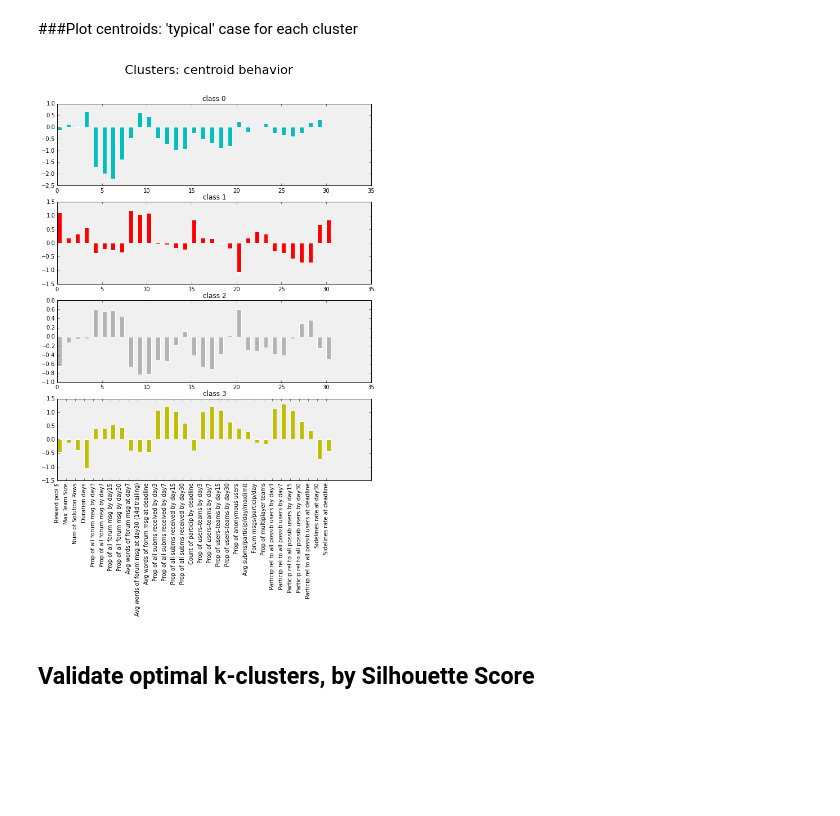
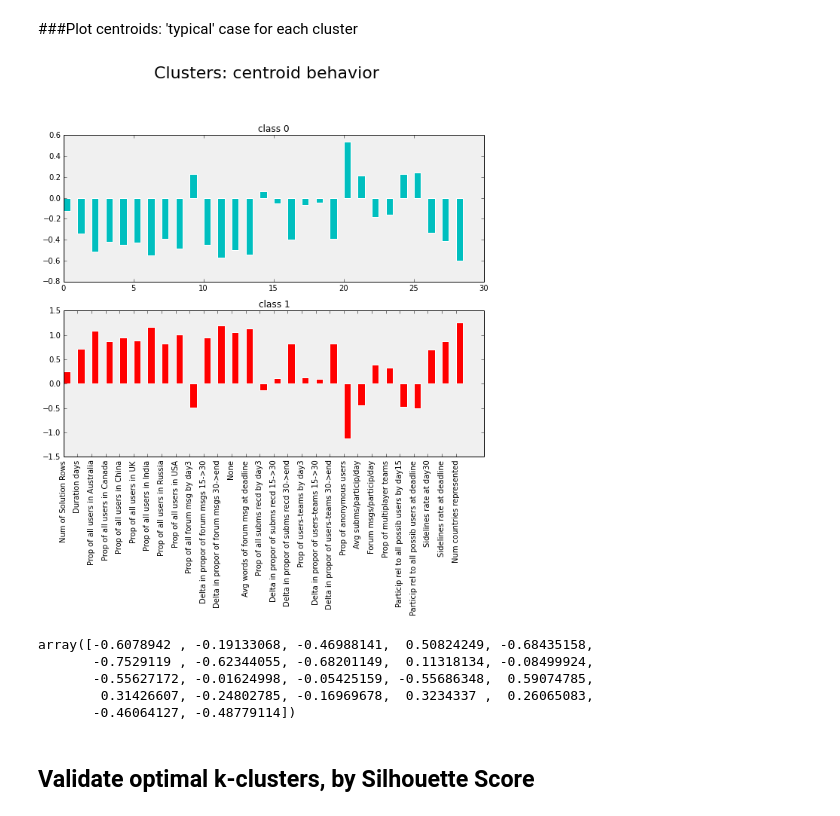
Before and after one commit to rjrest/comp-clustering, a Jupyter notebook: run_cluster.ipynb, the cells around one changed output. Drawn from its saved outputs; the diff is of its cells as text; code cells hidden in the pictures; blank space fills up the shorter version.

Commit message:
cluster on k=2

```diff
--- a/run_cluster.ipynb
+++ b/run_cluster.ipynb
@@ -365,7 +385,7 @@ Working dataframe has 361 rows, 44 columns
 #   Make new copy
 df_norm = df.copy()
 # For this algorithm, remove boolean columns: K-means needs distances
-df_norm = df_norm.drop(['M22_IsClamped','M23_IsClamped','M24_IsImputed','X27_IsClamped','X31_IsImputed'],axis=1)
+df_norm = df_norm.drop(['M22_IsClamped','M23_IsClamped','M24_IsImputed','X25_IsClamped','X27_IsClamped','X31_IsImputed'],axis=1)
 
 if allow_geolocation == True:
     df_norm = df_norm.drop(['M28_IsClamped'],axis=1)
@@ -415,8 +435,11 @@ df_norm.X31 = preprocessing.scale(np.log10(df_norm.X31.values))
 # Percentage features: these are 0.0000 to 1.0000
 # Generally use np.log10( X*100 + 1)  #TODO: better method?
 # M9_3	M9_7	M9_15	M9_30
+# M9_D7	M9_D15	M9_D30	M9_Ddeadline
 # M13_3	M13_7	M13_15	M13_30
+# M13_D7	M13_D15	M13_D30	M13_Ddeadline
 # M16_3	M16_7	M16_15	M16_30
+# M16_D7	M16_D15	M16_D30	M16_Ddeadline
 # M19
 # M22_3	M22_7	M22_15	M22_30	M22_deadline
 # M24_30	M24_deadline
@@ -443,9 +466,6 @@ df_norm.M46 = preprocessing.scale(np.log10(df_norm.M46.values + 1))
 if allow_geolocation == True:
     df_norm.M25 = preprocessing.scale(np.log10(df_norm.M25.values))
 
-# Write out to csv
-df_norm.to_csv("data/cleaned/Working_normalized.csv")
-
 # See results or normalization (before and after) in histograms
 if feature_visualizer == True:
     print "Creating histograms before and after normalization: "
@@ -455,14 +475,15 @@ if feature_visualizer == True:
     compare_histograms(df, df_norm, 24, M9, [10,10,10,10])
     compare_histograms(df, df_norm, 25, M13, [10,10,10,10])
     compare_histograms(df, df_norm, 26, M16, [10,10,10,10])
+    compare_histograms(df, df_norm, 31, ['M9_Ddeadline','M13_Ddeadline','M16_Ddeadline'], [10,10,10,10])
     compare_histograms(df, df_norm, 27, M22[0:4], [10,10,10,10])
     compare_histograms(df, df_norm, 28, M22[4:].append(np.array(['M15','M44'])), [10,10,10,10])
     compare_histograms(df, df_norm, 29, M24.append(M10[0:2]), [10,10,10,10])
     compare_histograms(df, df_norm, 30, M10[2:], [10,10,10,10])
     if allow_geolocation == True:
-        compare_histograms(df, df_norm, 31, M28[0:4], [10,10,10,10])
-        compare_histograms(df, df_norm, 32, M28[4:7], [10,10,10,10])
-        compare_histograms(df, df_norm, 33, ['M25'], [10,10,10,10])
+        compare_histograms(df, df_norm, 32, M28[0:4], [10,10,10,10])
+        compare_histograms(df, df_norm, 33, M28[4:7], [10,10,10,10])
+        compare_histograms(df, df_norm, 34, ['M25'], [10,10,10,10])
 # %% [output]
 Normalizing each feature in a new dataframe: df_norm
 # %%
@@ -530,10 +563,14 @@ M_legend = {
 %pylab inline
 
 # Drop any other features now: not wanted, or not cleanly distributed
-df_norm = df_norm.drop(['X15','X25','X26','DayOfWeek','DayOfYear','PrepDays','M10_3','M10_15'],axis=1)
-# dont drop these yet:
-#df_norm = df_norm.drop(['M9_15','M9_7','M13_7','M13_15','M16_7','M16_15','M22_3','M22_7','M22_30'],axis=1)
+df_norm = df_norm.drop(['X15','X25','X26','X27','DayOfWeek','DayOfYear','PrepDays','M10_3','M10_7','M10_30','M22_3','M22_7','M22_30'],axis=1)
+df_norm = df_norm.drop(['M15'],axis=1)
+# droping these produces more defined clusters (Silhoutte from 0.28 -> 0.31):
+df_norm = df_norm.drop(['M9_D15','M9_D7','M13_D7','M13_D15','M16_D7','M16_D15'],axis=1)
+df_norm = df_norm.drop(['X14'],axis=1)
 
+# Write out to csv
+df_norm.to_csv("data/cleaned/Working_normalized.csv")
 
 # Use the normalized dataframe; Id is already dropped b/c it is the Index
 data = df_norm.values
@@ -561,14 +598,15 @@ Populating the interactive namespace from numpy and matplotlib
 # %%
-km = KMeans(n_clusters=4, init='k-means++', n_init=25, max_iter=350, random_state=3)
-#km = KMeans(n_clusters=4, init='random', n_init=1, max_iter=1, random_state=1)
+km = KMeans(n_clusters=2, init='k-means++', n_init=50, max_iter=500, random_state=3)
 
 # Two best columns are M22 + M24
-y, centroids = run_kmeans(km, data, colnames, 28, 30)
+y, centroids = run_kmeans(km, data, colnames, 26, 28)
 
 print "Recorded to %d rows in dataframe: df_clusters" % len(y)
 df_comps_labels = pd.read_csv("data/raw/comps_labels.csv", header=0, usecols=[0,1,2,4,5,6], index_col=0)
+df_final = pd.read_csv("data/cleaned/Final.csv", header=0, index_col=0)
 df_clusters = df['DurationInt'].to_frame()
 df_clusters['GuessedClass'] = y
 df_clusters = pd.merge(df_clusters, df_comps_labels, left_index=True, right_index=True, copy=False)
+df_clusters = pd.merge(df_clusters, df_final, left_index=True, right_index=True, copy=False)
 # %% [output]
 Silhouette score:
@@ -586,33 +622,42 @@ Recorded to 361 rows in dataframe: df_clusters
 # %%
 # get all columns used in the K-means run
 columns_array = np.empty(2,dtype=float)
 for indexed, elem in list(enumerate(df_norm.columns)):
     columns_array = np.vstack([columns_array, (indexed, elem) ])
 columns_array = columns_array[1:]
 
 # init
-barfigure = plt.figure(num=100, figsize=(10,12))
+barfigure = plt.figure(num=100, figsize=(10,16))
 barfigure.suptitle('Clusters: centroid behavior', fontsize=22)
 
 bar1 = barfigure.add_subplot(411, axisbg='0.94')
 bar2 = barfigure.add_subplot(412, axisbg='0.94')
-bar3 = barfigure.add_subplot(413, axisbg='0.94')
-bar4 = barfigure.add_subplot(414, axisbg='0.94')
+#bar3 = barfigure.add_subplot(413, axisbg='0.94')
+#bar4 = barfigure.add_subplot(414, axisbg='0.94')
 bars_x = columns_array[:,0].astype(np.float)
 all_bars = plt.gcf().axes
 #bars_axislabels = columns_array[:,1]     # get feature name for labeling the x-axis
 bars_axislabels = np.empty(1,dtype=float)    # or get readable description instead
 for g in columns_array[:,1]:
     bars_axislabels = np.vstack([bars_axislabels, (M_legend.get(str(g)))])
 bars_axislabels = bars_axislabels[1:]
 
 colors = np.array(['c','r','0.7','y'])
 for i, ax in list(enumerate(all_bars)):
     ax.bar(bars_x, centroids[i].ravel(), width=0.5, facecolor=colors[i], edgecolor='white')
     ax.set_title('class ' + str(i), fontsize=12)
 _ = plt.xticks(bars_x, bars_axislabels.ravel(), rotation=90)
+plt.savefig("data/vis/cluster_centroid.png")
 # %% [output]
-[figure, old version]
+[figure, new version]
+# %%
+centroids[0]
+# %% [output]
+array([-0.6078942 , -0.19133068, -0.46988141,  0.50824249, -0.68435158,
+       -0.7529119 , -0.62344055, -0.68201149,  0.11318134, -0.08499924,
+       -0.55627172, -0.01624998, -0.05425159, -0.55686348,  0.59074785,
+        0.31426607, -0.24802785, -0.16969678,  0.3234337 ,  0.26065083,
+       -0.46064127, -0.48779114])
 # %% [markdown]
 ## Validate optimal k-clusters, by Silhouette Score
 # %%
```
Also changed, not shown: parts of 9 cells of this notebook.
